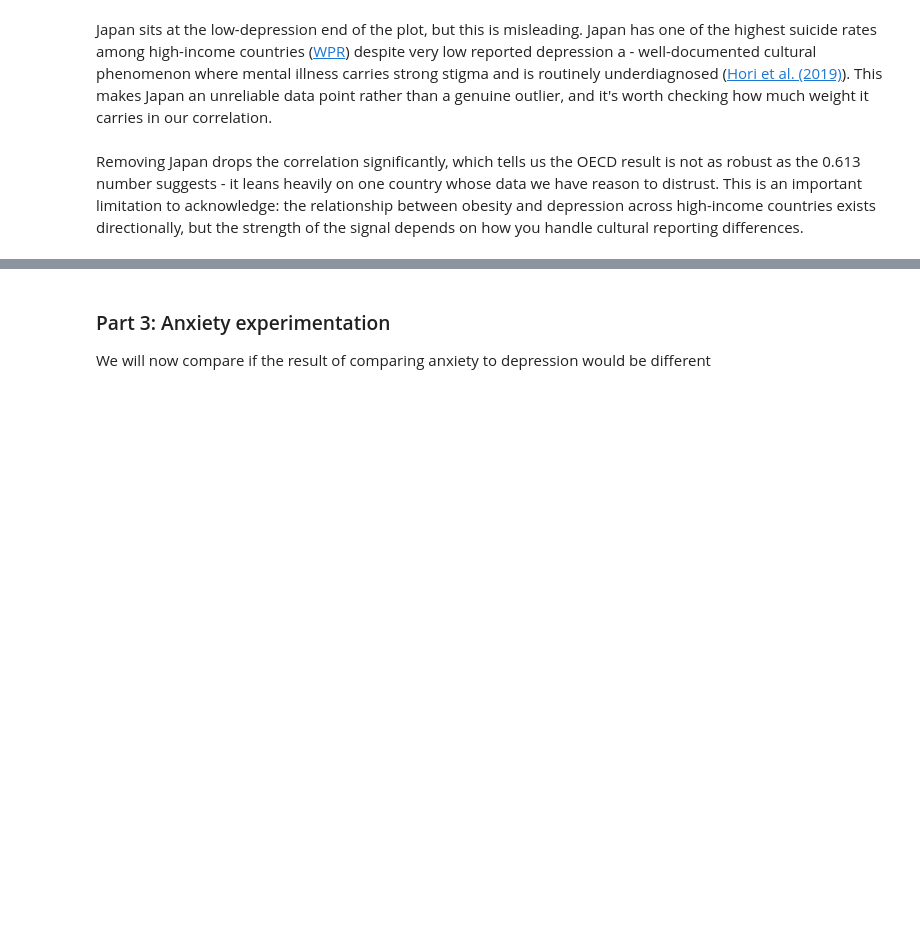
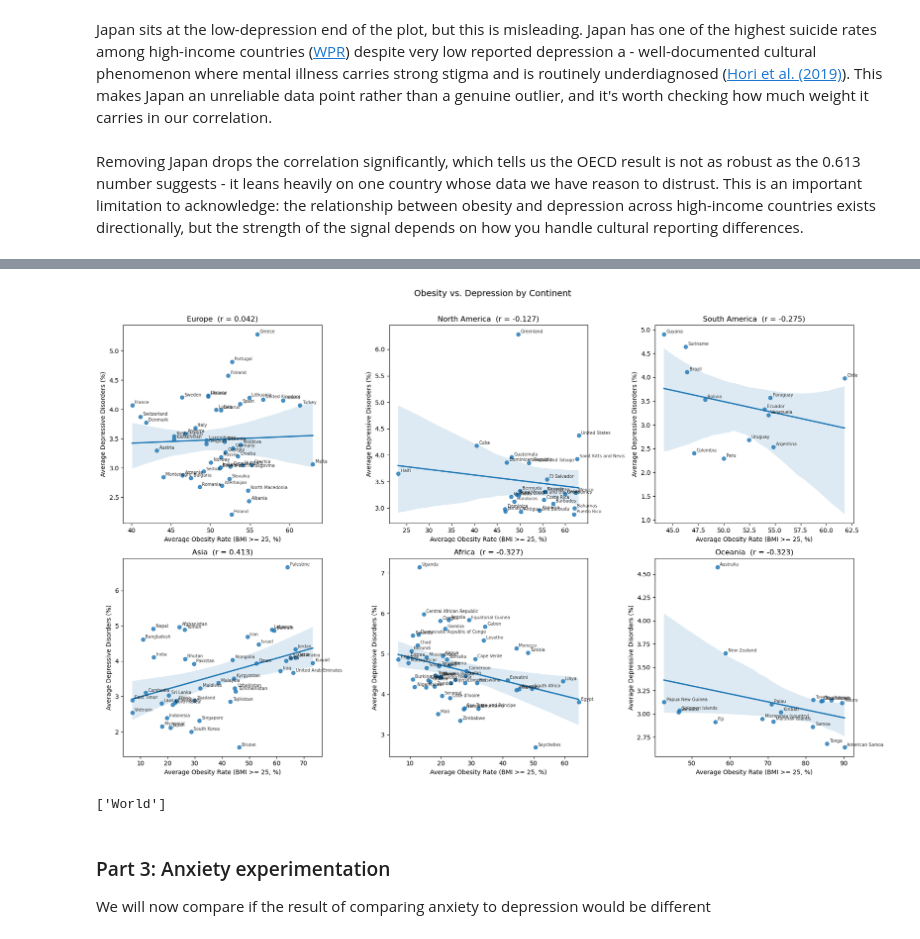
Before and after one commit to IvanOgnyanovGoranov/diet-obesity-mental-health-analysis, a Jupyter notebook: draft.ipynb, the cells around one changed output, grey strips where cells are left out. Drawn from its saved outputs; the diff is of its cells as text; code cells hidden in the pictures; blank space fills up the shorter version.

```diff
--- a/draft.ipynb
+++ b/draft.ipynb
@@ -362,3 +362,83 @@ plt.show()
+# %%
+country_avg = obesity_mental_health_df.groupby('country')[['obesity_rate', 'depressive_disorders']].mean().reset_index()
+
+continent_map = {
+    'Europe': [
+        'Germany', 'France', 'Italy', 'Spain', 'Portugal', 'Netherlands',
+        'Belgium', 'Sweden', 'Norway', 'Denmark', 'Finland', 'Austria',
+        'Switzerland', 'Ireland', 'Poland', 'Greece', 'Hungary', 'Czechia',
+        'Albania', 'Andorra', 'Armenia', 'Azerbaijan', 'Belarus', 'Bosnia and Herzegovina',
+        'Bulgaria', 'Croatia', 'Cyprus', 'Estonia', 'Georgia', 'Iceland',
+        'Kazakhstan', 'Kosovo', 'Latvia', 'Lithuania', 'Luxembourg', 'Malta',
+        'Moldova', 'Montenegro', 'North Macedonia', 'Romania', 'Russia',
+        'Serbia', 'Slovakia', 'Slovenia', 'Turkey', 'Ukraine', 'United Kingdom'
+    ],
+    'North America': [
+        'United States', 'Canada', 'Mexico', 'Bahamas', 'Barbados', 'Belize',
+        'Bermuda', 'Costa Rica', 'Cuba', 'Dominica', 'Dominican Republic',
+        'El Salvador', 'Grenada', 'Guatemala', 'Haiti', 'Honduras', 'Jamaica',
+        'Nicaragua', 'Panama', 'Puerto Rico', 'Saint Kitts and Nevis',
+        'Saint Lucia', 'Saint Vincent and the Grenadines', 'Trinidad and Tobago',
+        'Antigua and Barbuda', 'Greenland'
+    ],
+    'South America': [
+        'Brazil', 'Argentina', 'Chile', 'Colombia', 'Bolivia', 'Ecuador',
+        'Guyana', 'Paraguay', 'Peru', 'Suriname', 'Uruguay', 'Venezuela'
+    ],
+    'Asia': [
+        'Japan', 'South Korea', 'China', 'India', 'Israel', 'Afghanistan',
+        'Bahrain', 'Bangladesh', 'Bhutan', 'Brunei', 'Cambodia', 'East Timor',
+        'Indonesia', 'Iran', 'Iraq', 'Jordan', 'Kuwait', 'Kyrgyzstan', 'Laos',
+        'Lebanon', 'Malaysia', 'Maldives', 'Mongolia', 'Myanmar', 'Nepal',
+        'North Korea', 'Oman', 'Pakistan', 'Palestine', 'Philippines', 'Qatar',
+        'Saudi Arabia', 'Singapore', 'Sri Lanka', 'Syria', 'Tajikistan',
+        'Thailand', 'Turkmenistan', 'United Arab Emirates', 'Uzbekistan',
+        'Vietnam', 'Yemen'
+    ],
+    'Africa': [
+        'South Africa', 'Nigeria', 'Ethiopia', 'Egypt', 'Algeria', 'Angola',
+        'Benin', 'Botswana', 'Burkina Faso', 'Burundi', 'Cameroon', 'Cape Verde',
+        'Central African Republic', 'Chad', 'Comoros', 'Congo',
+        'Democratic Republic of Congo', "Cote d'Ivoire", 'Djibouti',
+        'Equatorial Guinea', 'Eritrea', 'Eswatini', 'Gabon', 'Gambia', 'Ghana',
+        'Guinea', 'Guinea-Bissau', 'Kenya', 'Lesotho', 'Liberia', 'Libya',
+        'Madagascar', 'Malawi', 'Mali', 'Mauritania', 'Mauritius', 'Morocco',
+        'Mozambique', 'Namibia', 'Niger', 'Rwanda', 'Sao Tome and Principe',
+        'Senegal', 'Seychelles', 'Sierra Leone', 'Somalia', 'South Sudan',
+        'Sudan', 'Tanzania', 'Togo', 'Tunisia', 'Uganda', 'Zambia', 'Zimbabwe'
+    ],
+    'Oceania': [
+        'Australia', 'New Zealand', 'American Samoa', 'Cook Islands', 'Fiji',
+        'Kiribati', 'Marshall Islands', 'Micronesia (country)', 'Nauru', 'Niue',
+        'Palau', 'Papua New Guinea', 'Samoa', 'Solomon Islands', 'Tokelau',
+        'Tonga', 'Tuvalu', 'Vanuatu'
+    ]
+}
+
+country_avg['continent'] = country_avg['country'].map(
+    {c: cont for cont, countries in continent_map.items() for c in countries}
+)
+
+continents = list(continent_map.keys())
+fig, axes = plt.subplots(2, 3, figsize=(18, 11))
+axes = axes.flatten()
+
+for ax, continent in zip(axes, continents):
+    subset = country_avg[country_avg['continent'] == continent].dropna(subset=['obesity_rate', 'depressive_disorders'])
+    if len(subset) < 3:
+        ax.set_visible(False)
+        continue
+    plot_corr(subset, 'obesity_rate', 'depressive_disorders', continent, ax)
+
+plt.suptitle('Obesity vs. Depression by Continent', fontsize=14, y=1.01)
+plt.tight_layout()
+plt.show()
+# %% [output]
+[figure, added]
+# %%
+print(country_avg[country_avg['continent'].isna()]['country'].sort_values().tolist())
+# %% [output]
+['World']
 # %% [markdown]
 ### Part 3: Anxiety experimentation
 We will now compare if the result of comparing anxiety to depression would be different
```
Also changed, not shown: parts of 2 cells of this notebook.
